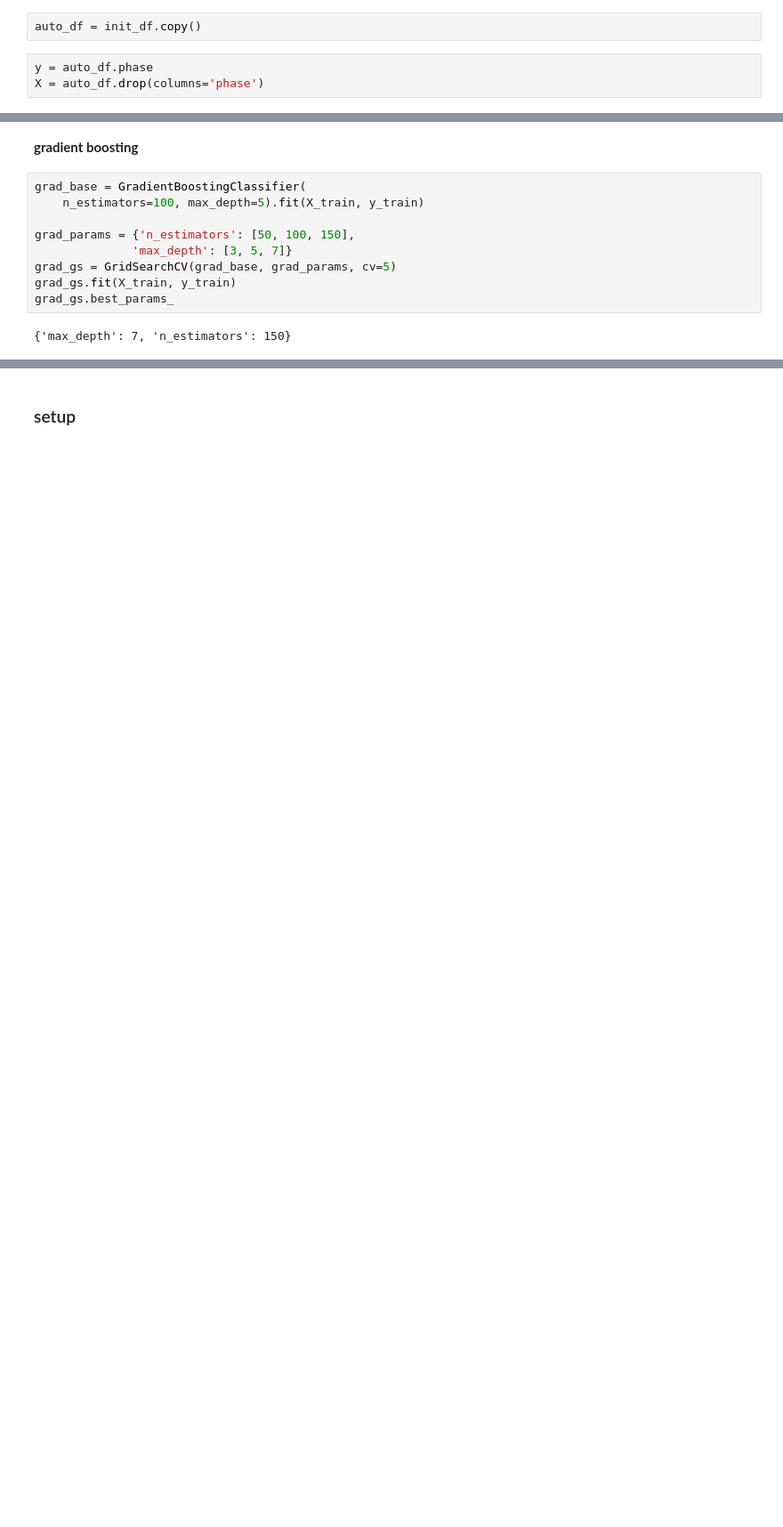
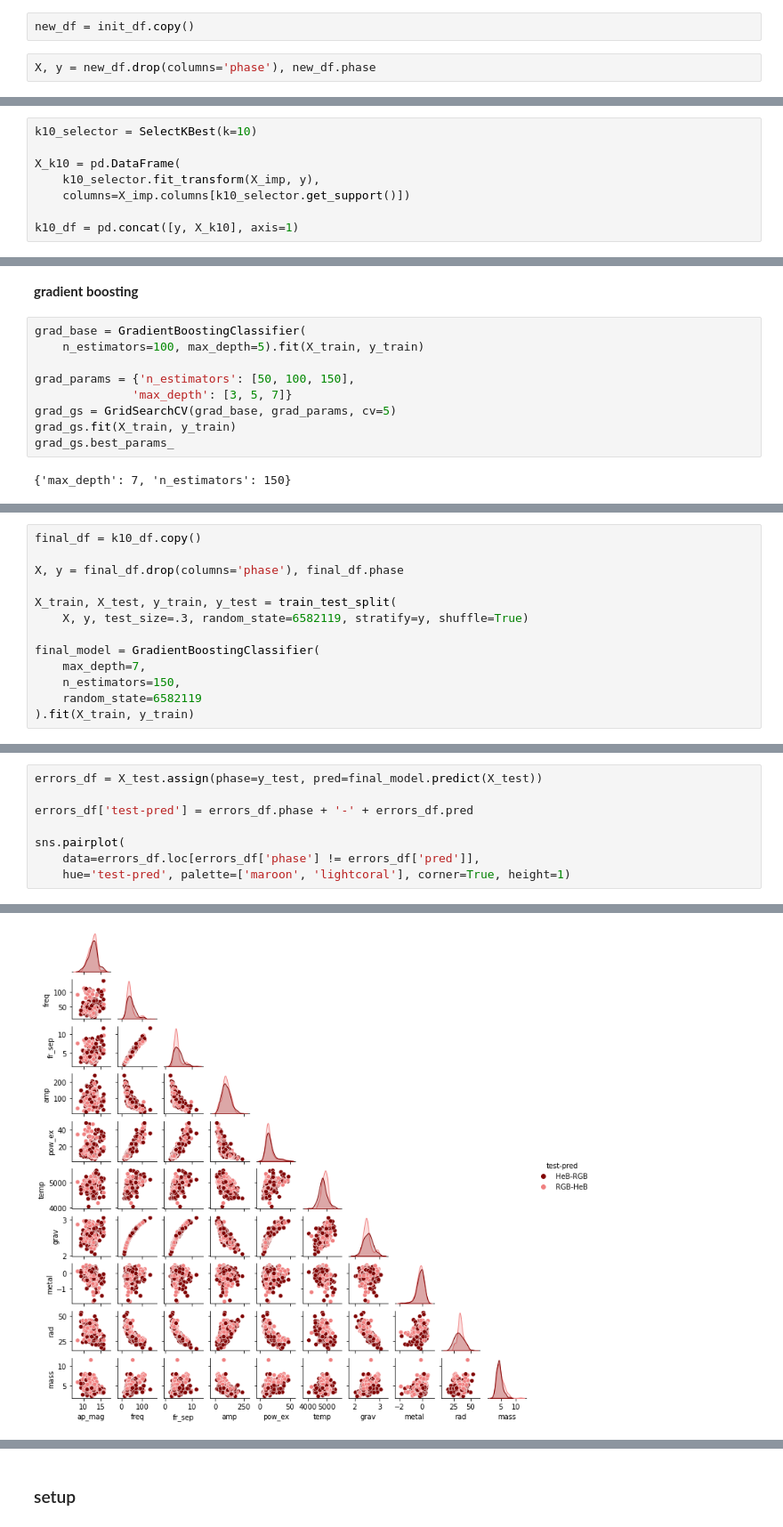
Before and after one commit to Morshay/red-giant-blue-giant, a Jupyter notebook: asteroseismology_classification.ipynb, the cells around one changed output, grey strips where cells are left out. Shown at 89% size. Saved outputs shown, nothing was run; the diff lists cells and outputs as text; blank space fills up the shorter version.

```diff
--- a/asteroseismology_classification.ipynb
+++ b/asteroseismology_classification.ipynb
@@ -308,8 +316,7 @@ in this approach, i let sklearn do its thing and not intervene.
 # %%
-auto_df = init_df.copy()
+new_df = init_df.copy()
 # %%
-y = auto_df.phase
-X = auto_df.drop(columns='phase')
+X, y = new_df.drop(columns='phase'), new_df.phase
 # %% [markdown]
 null filling
 # %%
@@ -348 +372,9 @@ nothing changed from the start, but it's the thought that matters.
+# %%
+k10_selector = SelectKBest(k=10)
+
+X_k10 = pd.DataFrame(
+    k10_selector.fit_transform(X_imp, y),
+    columns=X_imp.columns[k10_selector.get_support()])
+
+k10_df = pd.concat([y, X_k10], axis=1)
 # %% [markdown]
@@ -446,0 +562,13 @@ gradient boosting is the way to go, but not by much.
+# %%
+final_df = k10_df.copy()
+
+X, y = final_df.drop(columns='phase'), final_df.phase
+
+X_train, X_test, y_train, y_test = train_test_split(
+    X, y, test_size=.3, random_state=6582119, stratify=y, shuffle=True)
+
+final_model = GradientBoostingClassifier(
+    max_depth=7,
+    n_estimators=150,
+    random_state=6582119
+).fit(X_train, y_train)
@@ -446,0 +601,9 @@ gradient boosting is the way to go, but not by much.
+# %%
+errors_df = X_test.assign(phase=y_test, pred=final_model.predict(X_test))
+
+errors_df['test-pred'] = errors_df.phase + '-' + errors_df.pred
+
+sns.pairplot(
+    data=errors_df.loc[errors_df['phase'] != errors_df['pred']],
+    hue='test-pred', palette=['maroon', 'lightcoral'], corner=True, height=1)
+# %% [output]
@@ -446,0 +611 @@ gradient boosting is the way to go, but not by much.
+[figure, added]
```
Also changed, not shown: parts of 85 cells of this notebook, 8 other files.
